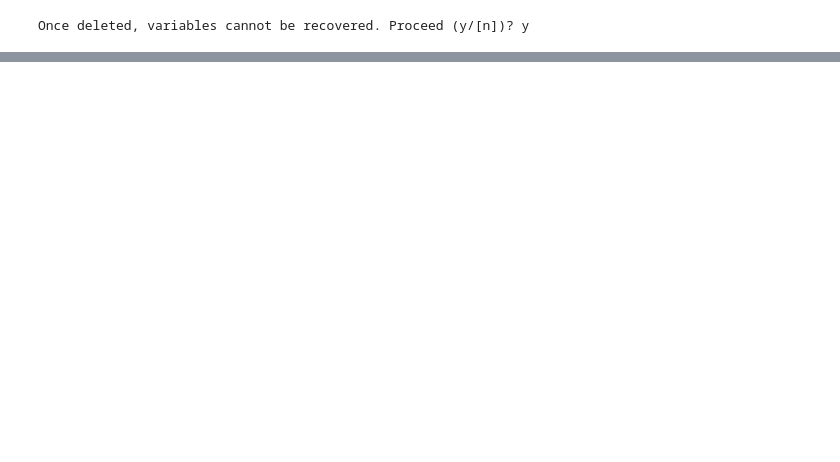
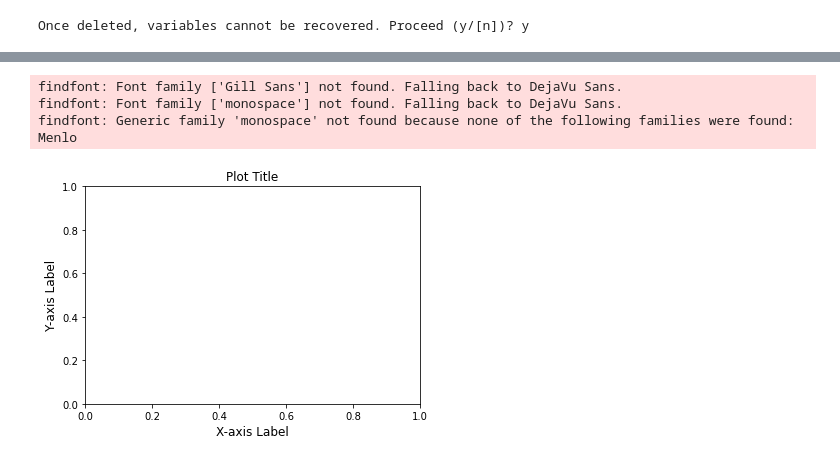
Before and after one commit to tjarnikova/SOZONE, a Jupyter notebook: windAnalyis/oceanFields/synthesisFigure.ipynb, the cells around one changed output, grey strips where cells are left out. Drawn from its saved outputs; the diff is of its cells as text; code cells hidden in the pictures; blank space fills up the shorter version.

```diff
--- a/windAnalyis/oceanFields/synthesisFigure.ipynb
+++ b/windAnalyis/oceanFields/synthesisFigure.ipynb
@@ -192,0 +733,28 @@ ds.to_netcdf(savenam)
+# %%
+import matplotlib.pyplot as plt
+import matplotlib.font_manager as font_manager
+
+# Set the font to Gill Sans
+gill_sans_font = font_manager.FontProperties(family='Gill Sans', size=12)
+
+# Example for a single subplot
+fig, ax = plt.subplots()
+
+# Set font for different plot elements
+ax.set_title('Plot Title', fontproperties=gill_sans_font)
+ax.set_xlabel('X-axis Label', fontproperties=gill_sans_font)
+ax.set_ylabel('Y-axis Label', fontproperties=gill_sans_font)
+ax.tick_params(axis='both', labelsize=10)  # Adjust the label size as needed
+
+# If you want to set the font for all texts in the plot
+for text in ax.texts:
+    text.set_fontproperties(gill_sans_font)
+
+# Your plotting code here
+
+plt.show()
+# %% [output]
+findfont: Font family ['Gill Sans'] not found. Falling back to DejaVu Sans.
+findfont: Font family ['monospace'] not found. Falling back to DejaVu Sans.
+findfont: Generic family 'monospace' not found because none of the following families were found: Menlo
+[figure, added]
```
Also changed, not shown: parts of 15 cells of this notebook, 8 other files.
